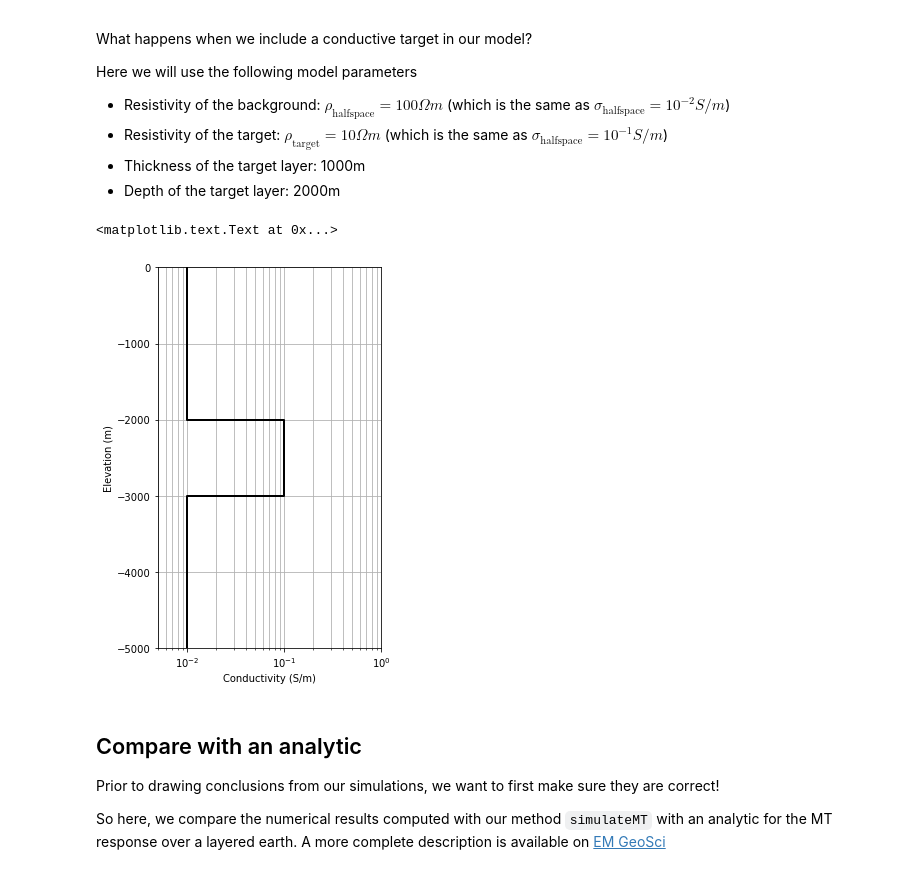
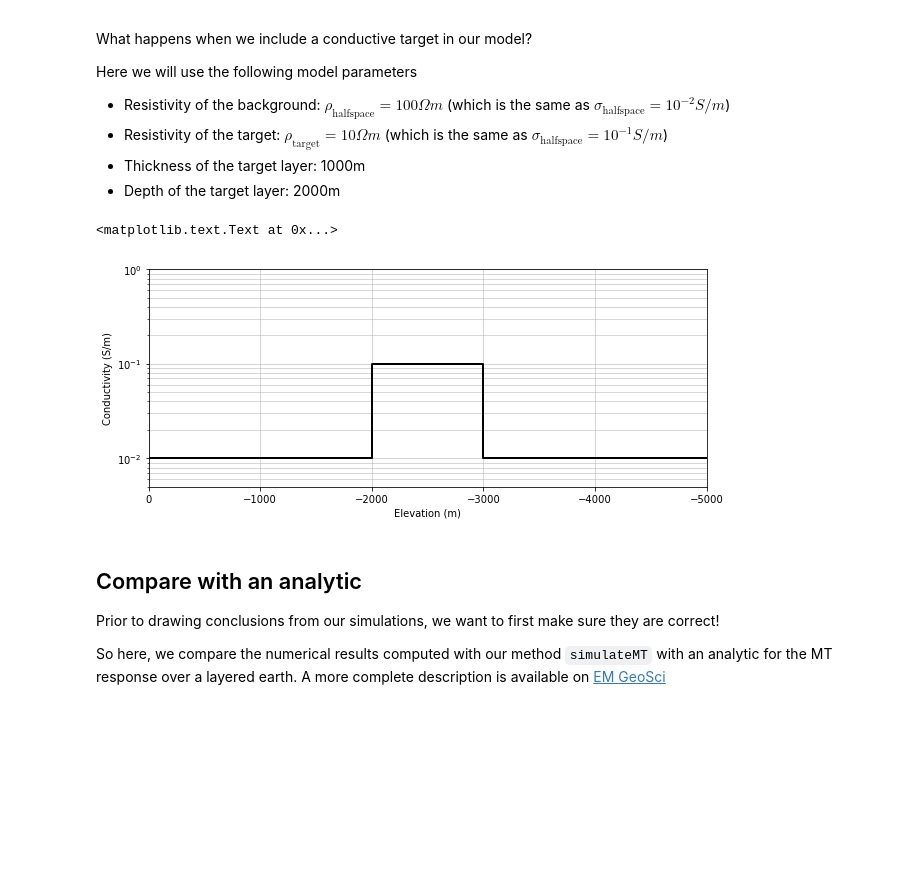
Before and after one commit to geoscixyz/computation, a Jupyter notebook: notebooks/MTtutorial/MT1D_Simulation_MutiFreqs.ipynb, the cells around one changed output. Drawn from its saved outputs; the diff is of its cells as text; code cells hidden in the pictures; blank space fills up the shorter version.

Commit message:
make gridlines thinner, incorporate seogi's plots

```diff
--- a/notebooks/MTtutorial/MT1D_Simulation_MutiFreqs.ipynb
+++ b/notebooks/MTtutorial/MT1D_Simulation_MutiFreqs.ipynb
@@ -16,6 +16,8 @@ import scipy.sparse as sp
 import matplotlib.pyplot as plt
 from SimPEG import Mesh, Utils, Solver
 from scipy.constants import mu_0, epsilon_0
+import matplotlib
+matplotlib.rcParams["font.size"] = 13
 %matplotlib inline
 # %% [markdown]
 In the [previous notebook](./MT1D_Simulation), we generated the function `simulateMT` in the file `MTforward.py`, we will import that and use it in this notebook.
@@ -158,22 +161,24 @@ layer_inds = (
 sigma[layer_inds] = 1./rho_target
 # %%
 # plot the model
-fig, ax = plt.subplots(1, 1, figsize=(4, 7))
+fig, ax = plt.subplots(1, 1, figsize=(10, 4))
 
 # trickery to plot from node to node rather than at cell centers
 z = np.repeat(mesh.vectorNx[1:-1], 2, axis=0)
 z = np.r_[mesh.vectorNx[0], z, mesh.vectorNx[-1]]
 sigma_plt = np.repeat(sigma, 2, axis=0)
 
-ax.semilogx(sigma_plt, z, "k", lw=2)
-ax.set_ylim([-5000., 0.])
-ax.grid(which="both")
-ax.set_xlim([5e-3, 1])
-ax.set_xlabel("Conductivity (S/m)")
-ax.set_ylabel("Elevation (m)")
+ax.semilogy(z, sigma_plt, "k", lw=2)
+ax.grid(which="both", linewidth=0.5)
+ax.set_xlim([-5000., 0.])
+ax.set_ylim([5e-3, 1])
+ax.invert_xaxis() # plot the surface on the left
+
+ax.set_xlabel("Elevation (m)")
+ax.set_ylabel("Conductivity (S/m)")
 # %% [output]
 <matplotlib.text.Text at 0x...>
-[figure, old version]
+[figure, new version]
 # %% [markdown]
 ## Compare with an analytic
 
```
Also changed, not shown: parts of 7 cells of this notebook, 1 other file.
